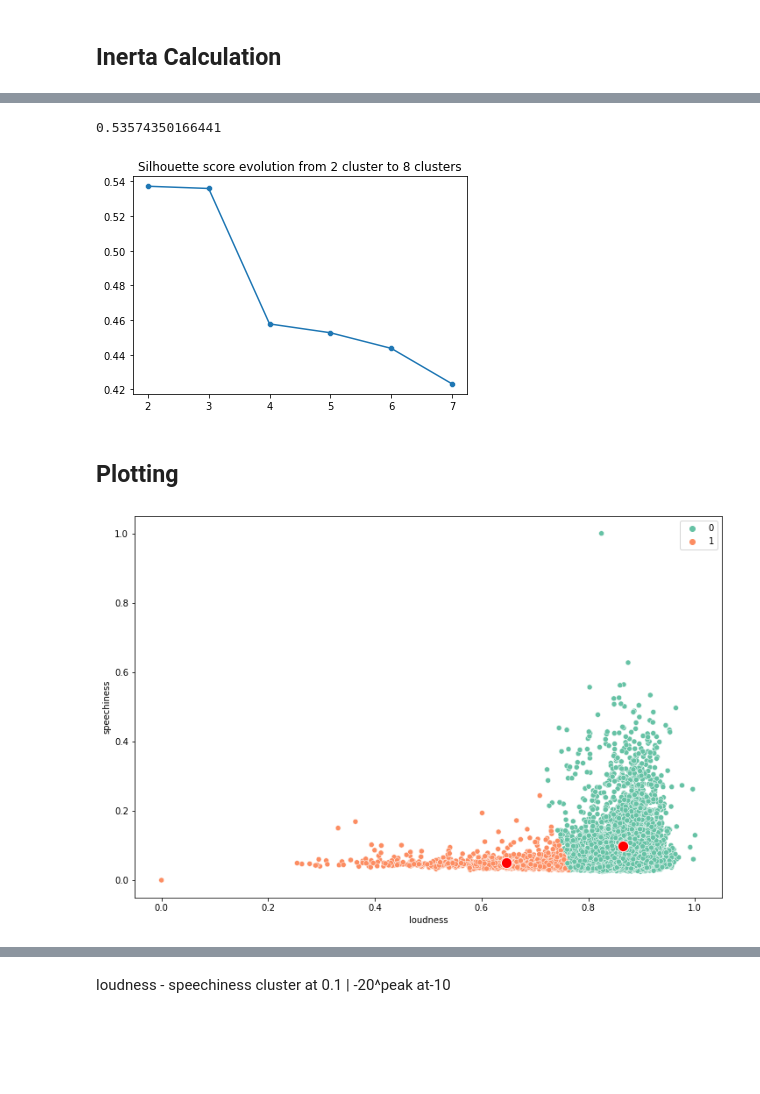
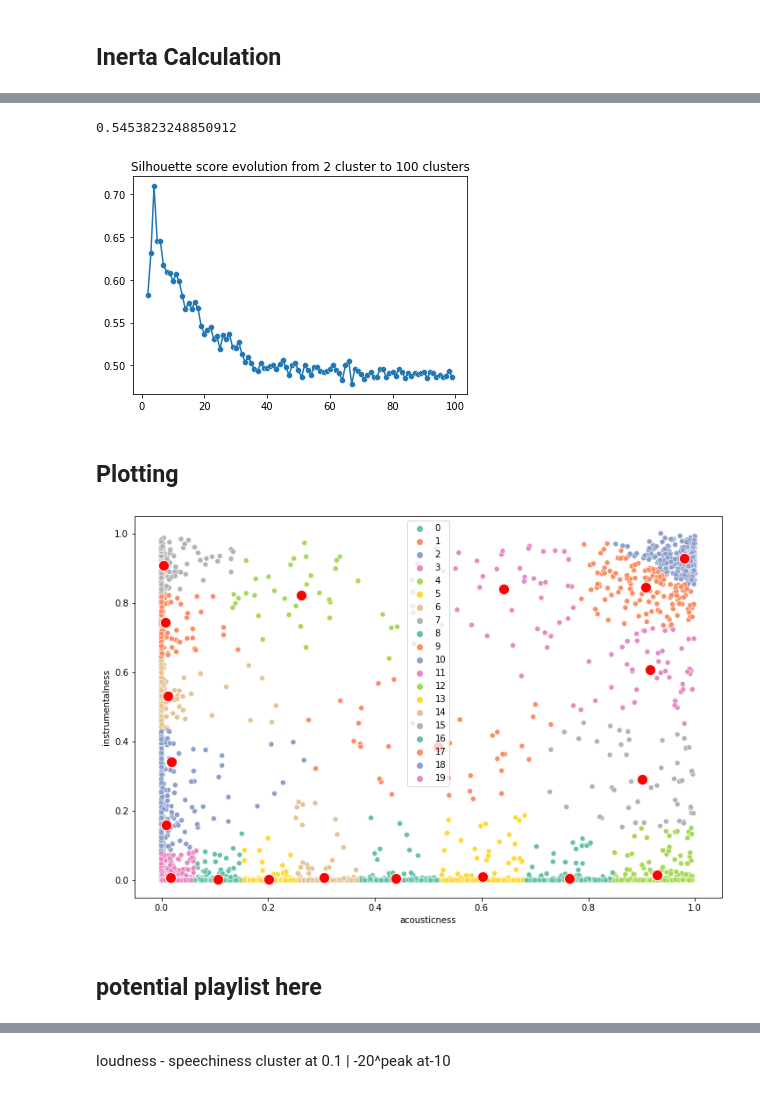
Before and after one commit to MasoSven/DScience_p5, a Jupyter notebook: Untitled.ipynb, the cells around one changed output, grey strips where cells are left out. Cells and saved outputs as stored; diff of their text form; code cells hidden in the pictures; blank space fills up the shorter version.

```diff
--- a/Untitled.ipynb
+++ b/Untitled.ipynb
@@ -41,7 +41,7 @@ html, drop
 music.columns = music.columns.str.strip()
 music["songname_artist"] = music["name"] + '-' + music["artist"]
 music.set_index('songname_artist', inplace=True)
-music = music.drop(['name','artist',  'liveness', 'type', 'mode', 'duration_ms', 'tempo', 'id', 'html'], axis =1)
+music = music.drop(['name', 'artist',  'liveness', 'type', 'mode', 'duration_ms', 'tempo', 'id', 'html', 'time_signature'], axis =1)
 df_5000 = music.iloc[:,:13]
 df_5000
 # %% [output]
@@ -62,8 +62,8 @@ df_5000
 # %% [markdown]
 ## Data Transformation
 # %%
-#standardize data    'danceability' 'energy' 'key*' 'loudness' 'speechiness' 'acousticness' 'instrumentalness' 'valence' 'time_signature'
-columns = ['loudness', 'speechiness']
+#standardize data    'danceability*' 'energy*' 'key*' 'loudness*' 'speechiness*' 'acousticness*' 'instrumentalness' 'valence'
+columns = ['acousticness', 'instrumentalness']
 df_5000sample = df_5000.filter(columns) #choose collumns here
 df_5000norm = MinMaxScaler().fit_transform(df_5000sample)
 pd.DataFrame(df_5000norm).head()
@@ -78,7 +78,7 @@ pd.DataFrame(df_5000norm).head()
 ## Calculate KMeans and filter
 # %%
 #calculate cluster centers
-kmeans = KMeans(n_clusters=2).fit(df_5000norm)
+kmeans = KMeans(n_clusters=20).fit(df_5000norm)  #define clusters here
 
 kmeans.cluster_centers_
 centroids = pd.DataFrame(kmeans.cluster_centers_)
@@ -132,9 +146,9 @@ plt.show()
 # %%
 silhouette_score(df_5000norm, kmeans.labels_)
 # %% [output]
-0.53574350166441
+0.5453823248850912
 # %%
-max_k = 8
+max_k = 70
 sil_score = []
 
 for k in range(2, max_k):
@@ -146,13 +160,15 @@ sns.lineplot(x=range(2, max_k), y=sil_score)
 sns.scatterplot(x=range(2, max_k), y=sil_score)
 plt.show()
 # %% [output]
-[figure, old version]
+[figure, new version]
 # %% [markdown]
 ## Plotting
 # %%
 plt.subplots(figsize=(12, 8))
-sns.scatterplot(data=plot_data, x='loudness', y='speechiness', hue='cluster', palette='Set2')
-sns.scatterplot(data=centroids, x='loudness', y='speechiness', color='red', s=150)
+sns.scatterplot(data=plot_data, x='acousticness', y='instrumentalness', hue='cluster', palette='Set2')
+sns.scatterplot(data=centroids, x='acousticness', y='instrumentalness', color='red', s=150)
 plt.show()
 # %% [output]
-[figure, old version]
+[figure, new version]
+# %% [markdown]
+## potential playlist here
```
Also changed, not shown: parts of 13 cells of this notebook.
